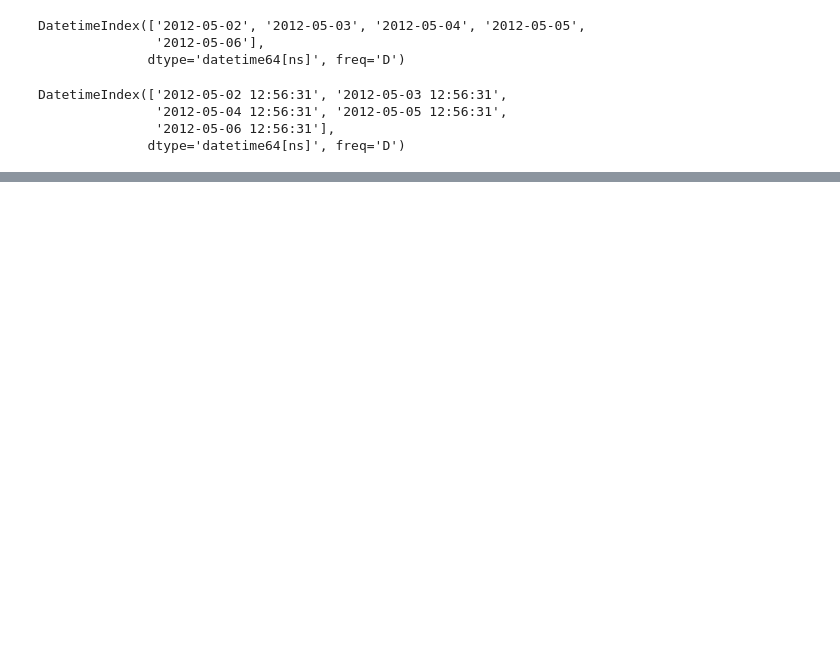
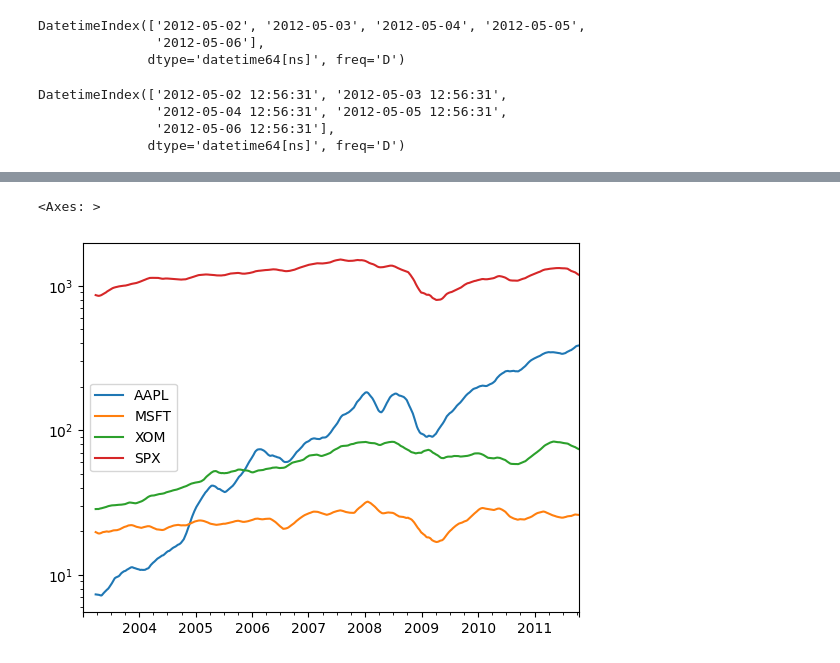
Before and after one commit to SaurVer/My_python_journey, a Jupyter notebook: Assignment_1/Python for Data Analysis by Wes mikkney/Chapter11: Time Series.ipynb, the cells around one changed output, grey strips where cells are left out. Cells and saved outputs as stored; diff of their text form; code cells hidden in the pictures; blank space fills up the shorter version.

```diff
--- a/Assignment_1/Python for Data Analysis by Wes mikkney/Chapter11: Time Series.ipynb
+++ b/Assignment_1/Python for Data Analysis by Wes mikkney/Chapter11: Time Series.ipynb
@@ -472,0 +1505,5 @@ DatetimeIndex(['2012-05-02 12:56:31', '2012-05-03 12:56:31',
+# %%
+close_px.rolling(60).mean().plot(logy=True)
+# %% [output]
+<Axes: >
+[figure, added]
```
Also changed, not shown: parts of 155 cells of this notebook.
